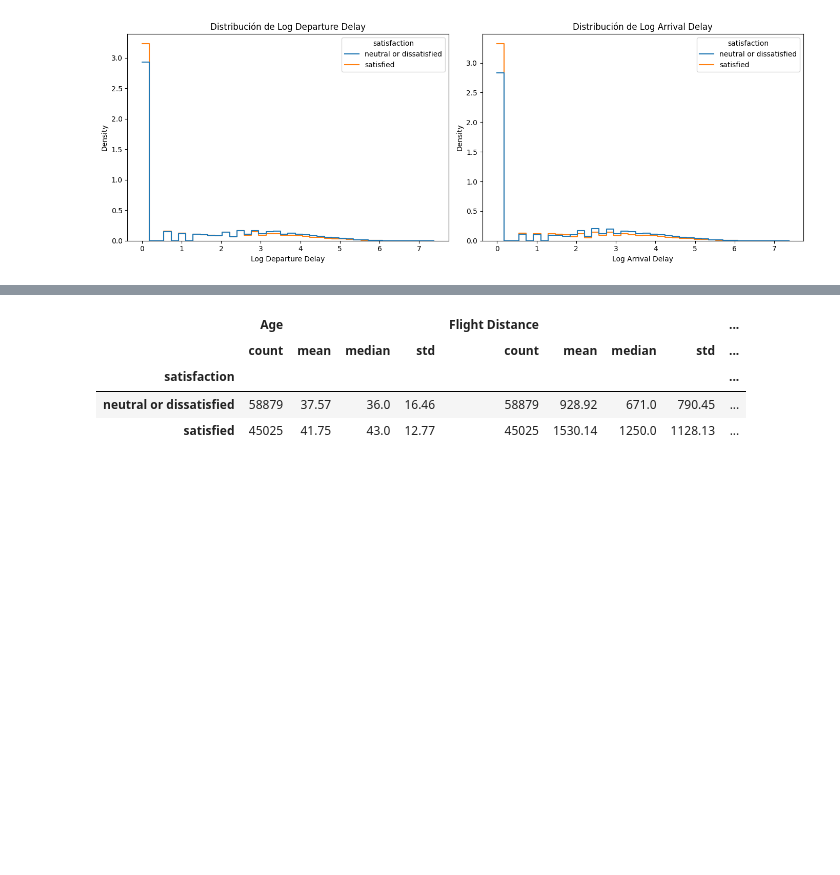
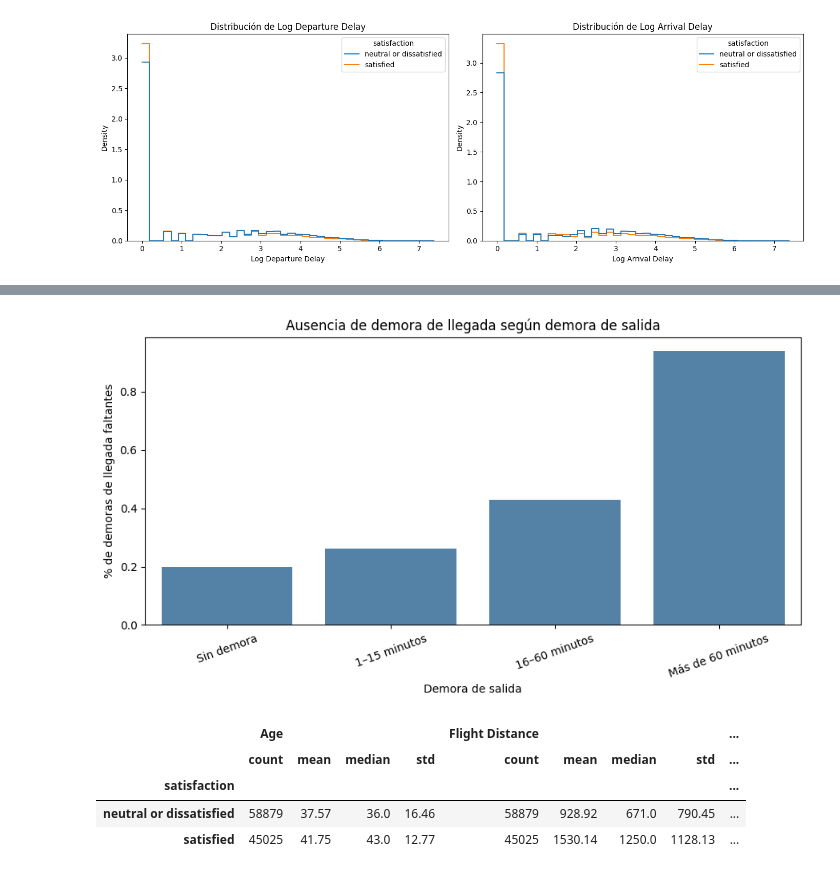
Before and after one commit to FIUBA-Posgrado-Inteligencia-Artificial/aprMaqI_CEIA, a Jupyter notebook: trabajo_practico/eda_airline_passenger.ipynb, the cells around one changed output, grey strips where cells are left out. Saved outputs shown, nothing was run; the diff lists cells and outputs as text; code cells hidden in the pictures; blank space fills up the shorter version.

Commit message:
identifying the cause of missing observations

```diff
--- a/trabajo_practico/eda_airline_passenger.ipynb
+++ b/trabajo_practico/eda_airline_passenger.ipynb
@@ -708,0 +768,21 @@ plt.show()
+# %%
+df_missing = df_train.copy()
+
+df_missing["arrival_delay_missing"] = (
+    df_missing["Arrival Delay in Minutes"].isna()
+)
+
+numeric_missing_comparison = (
+    df_missing
+    .groupby("arrival_delay_missing")[
+        [
+            "Age",
+            "Flight Distance",
+            "Departure Delay in Minutes"
+        ]
+    ]
+    .agg(["count", "mean", "median", "std"])
+    .round(2)
+)
+
+numeric_missing_comparison
@@ -709,3 +836,25 @@ plt.show()
+# %%
+plot_data = missing_by_departure_delay.reset_index()
+
+plt.figure(figsize=(9, 5))
+
+ax = sns.barplot(
+    data=plot_data,
+    x="departure_delay_group",
+    y="porcentaje_nulos",
+    color="steelblue"
+)
+
+plt.xlabel("Demora de salida")
+plt.ylabel("% de demoras de llegada faltantes")
+plt.title(
+    "Ausencia de demora de llegada según demora de salida"
+)
+plt.xticks(rotation=20)
+plt.tight_layout()
+plt.show()
+# %% [output]
+[figure, added]
 # %%
 summary_by_satisfaction = (
     df_analysis
```
Also changed, not shown: parts of 5 cells of this notebook.
